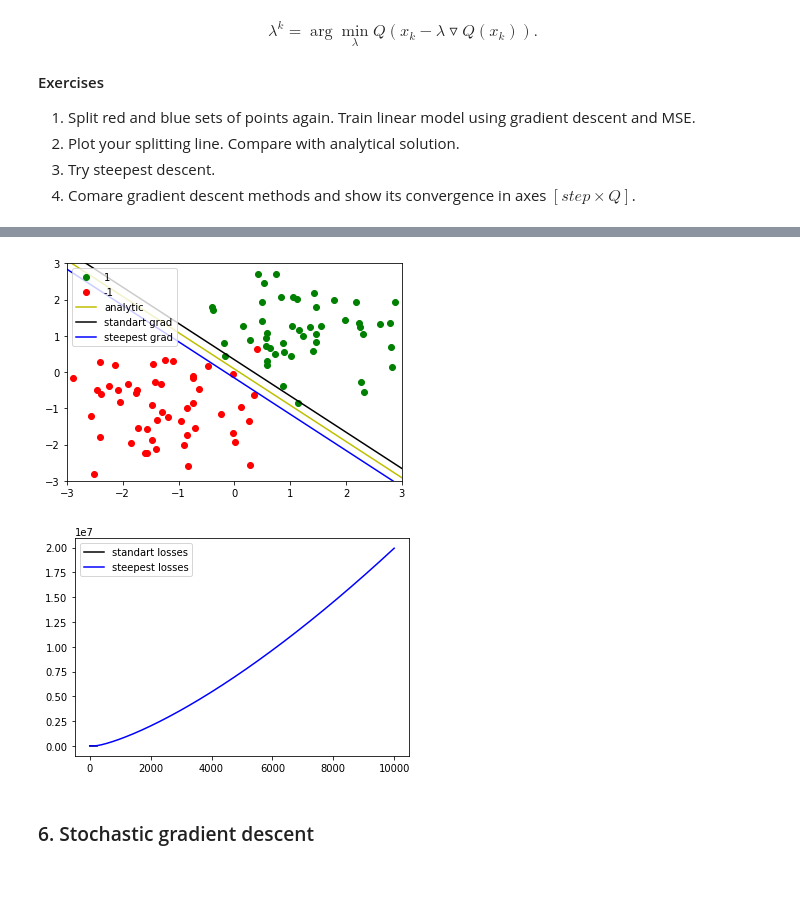
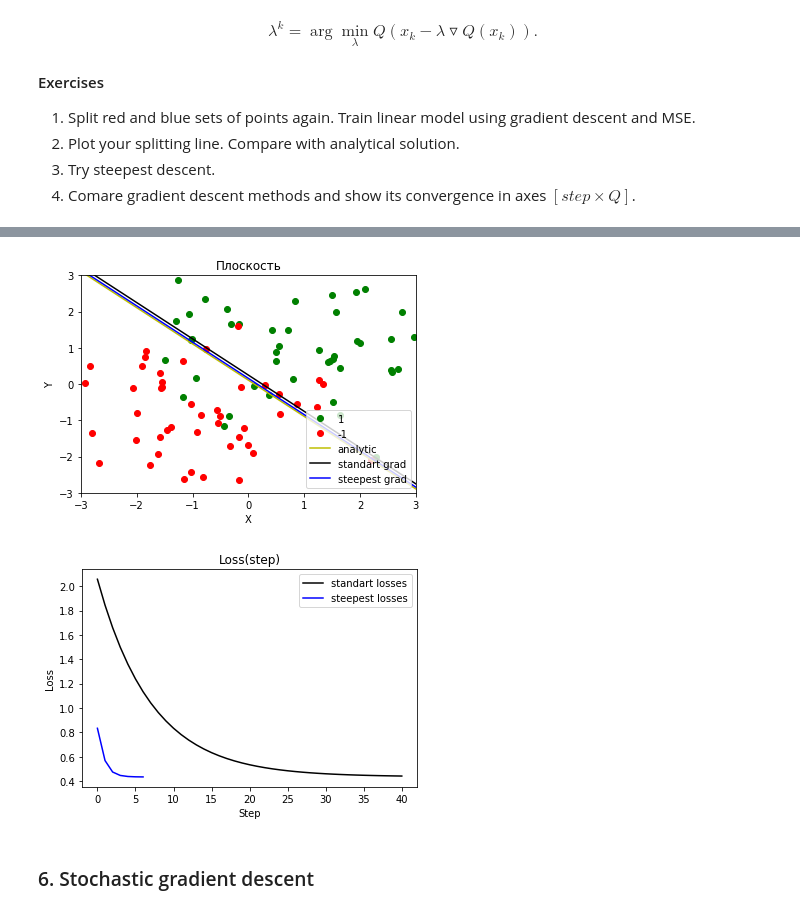
Before and after one commit to max-kuzn/squad, a Jupyter notebook: lab-1.ipynb, the cells around one changed output, grey strips where cells are left out. Drawn from its saved outputs; the diff is of its cells as text; code cells hidden in the pictures; blank space fills up the shorter version.

```diff
--- a/lab-1.ipynb
+++ b/lab-1.ipynb
@@ -276,5 +291,5 @@ plt.show()
 # %%
-def generate_data(num=50, sigma=0.9, x1=1, y1=1, x2=-1, y2=-1):
+def generate_data(num=50, sigma=1.3, x1=1, y1=1, x2=-1, y2=-1):
     X_train = np.append(
             np.random.normal((x1, y1), scale=sigma, size=(num, 2)),
             np.random.normal((x2, y2), scale=sigma, size=(num, 2)),
@@ -284,15 +299,20 @@ def generate_data(num=50, sigma=0.9, x1=1, y1=1, x2=-1, y2=-1):
     Y_train = np.append(np.ones((num, 1)), -np.ones(num))
     return X_train, Y_train
 
+#Сгенирируем точки и обучим модель
 X_train, Y_train = generate_data()
 w = compute_weight(X_train, Y_train)
 
+#Визуализируем
 AXIS = [-3, 3, -3, 3]
 LINSPACE = np.linspace(AXIS[0], AXIS[1], 2)
 n = X_train.shape[0] // 2
 plt.plot(X_train[:n, 0], X_train[:n, 1], 'go', label='1')
 plt.plot(X_train[n:, 0], X_train[n:, 1], 'ro', label='-1')
 plt.plot(LINSPACE, -1/w[1] * (np.add(w[2], w[1] * LINSPACE)), 'b', label='line')
+plt.title("")
+plt.xlabel('X')
+plt.ylabel('Y')
 plt.axis(AXIS)
 plt.legend()
 plt.show()
@@ -408,10 +438,13 @@ def classic_lamb(x, y, w, gradient):
     return 0.01
 
 def steepest_lamb(x, y, w, gradient):
-    return np.sum(x @ w - y) / x.shape[0] / (gradient(x, y, w) @ w)
+    top = (x @ w - y) @ (x @ gradient(x, y, w)).T
+    bottom = x @ gradient(x, y, w)
+    bottom = bottom @ bottom.T
+    return top / (2 * bottom)
 
-def linear_class_grad_dec(X_train, Y_train, f, gradient, lamb, eps=1e-2, max_count=10000):
-    w = np.add(np.random.rand(3), -0.5) * 100
+def linear_class_grad_dec(X_train, Y_train, f, gradient, lamb, eps=1e-3, max_count=100000):
+    w = np.add(np.random.rand(3), -0.5)
     grad = gradient(X_train, Y_train, w)
     count = 1
     curr_f = f(X_train, Y_train, w)
@@ -448,6 +481,9 @@ plt.plot(LINSPACE,
          label='steepest grad'
 )
 plt.axis(AXIS)
+plt.title("Плоскость")
+plt.xlabel('X')
+plt.ylabel('Y')
 plt.legend()
 plt.show()
 
@@ -455,6 +491,9 @@ x = np.arange(0, len(standart_losses), 1)
 plt.plot(x, standart_losses, 'black', label='standart losses')
 x = np.arange(0, len(steepest_losses), 1)
 plt.plot(x, steepest_losses, 'b', label='steepest losses')
+plt.title("Loss(step)")
+plt.xlabel('Step')
+plt.ylabel('Loss')
 plt.legend()
 plt.show()
 # %% [output]
@@ -464,5 +503,5 @@ Steepest gradient loss = 19937750.9221
-[figure, old version]
+[figure, new version]
-[figure, old version]
+[figure, new version]
 # %% [markdown]
 ### 6. Stochastic gradient descent
 # %% [markdown]
```
Also changed, not shown: parts of 15 cells of this notebook.
